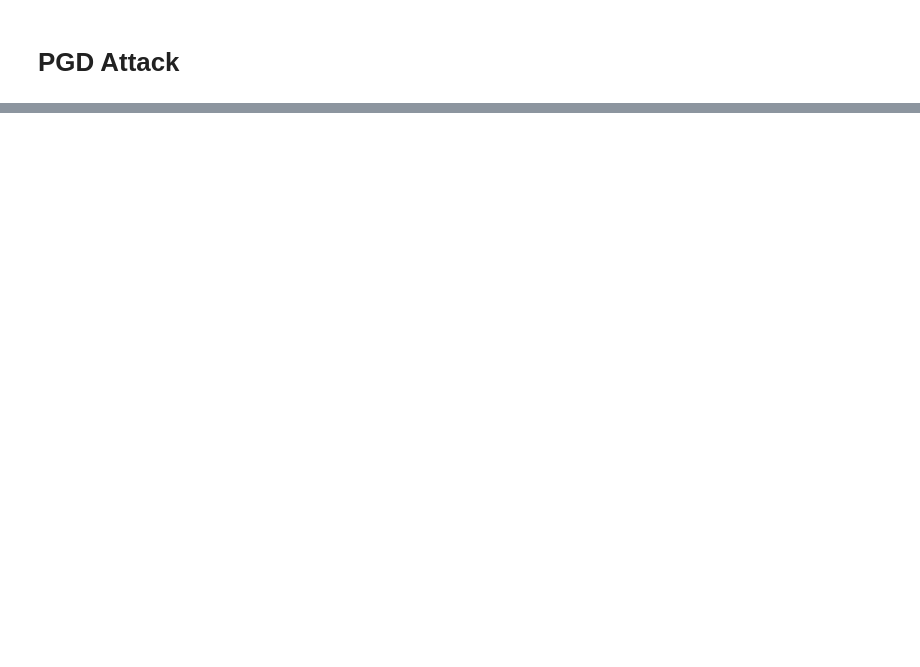
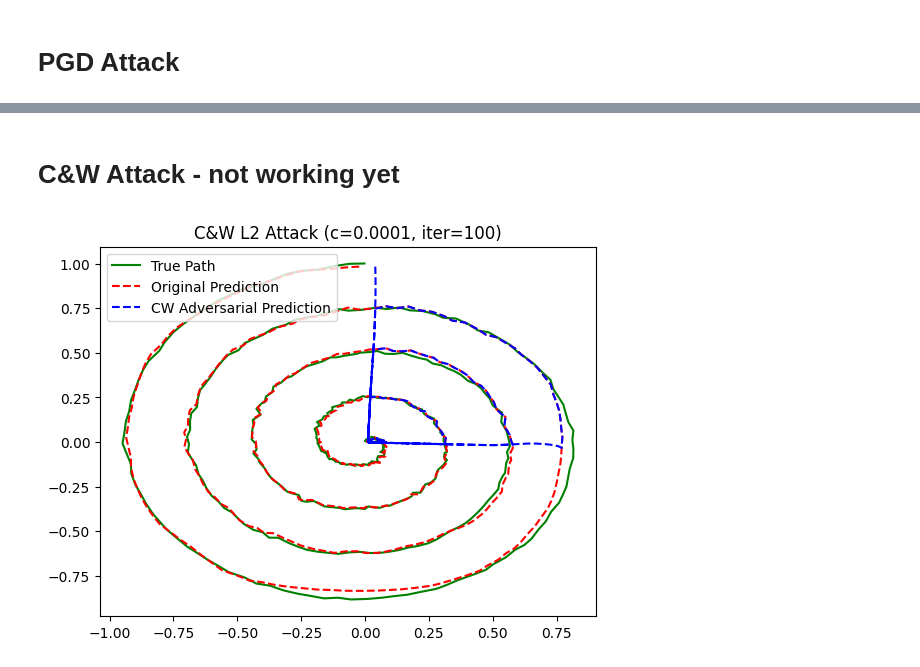
Before and after one commit to ViyanR/LTCFYP, a Jupyter notebook: LNN_LTC_Tutorial_Eng.ipynb, the cells around one changed output, grey strips where cells are left out. Cells and saved outputs as stored; diff of their text form; code cells hidden in the pictures; blank space fills up the shorter version.

```diff
--- a/LNN_LTC_Tutorial_Eng.ipynb
+++ b/LNN_LTC_Tutorial_Eng.ipynb
@@ -555,0 +585,2 @@ run_pgd_attack(model, test_input[:50], test_target[:50], epsilon=0.05, alpha=0.0
+# %% [markdown]
+# C&W Attack - not working yet
@@ -555,0 +632,8 @@ run_pgd_attack(model, test_input[:50], test_target[:50], epsilon=0.05, alpha=0.0
+# %%
+test_data = generate_spiral_data(400, 4)
+test_input = test_data[:-1]
+test_target = test_data[1:]
+
+adv_output = run_cw_l2_attack(model, test_input, test_target, c=1e-4, lr=1e-3)
+# %% [output]
+[figure, added]
```
Also changed, not shown: parts of 27 cells of this notebook, 1 other file.
